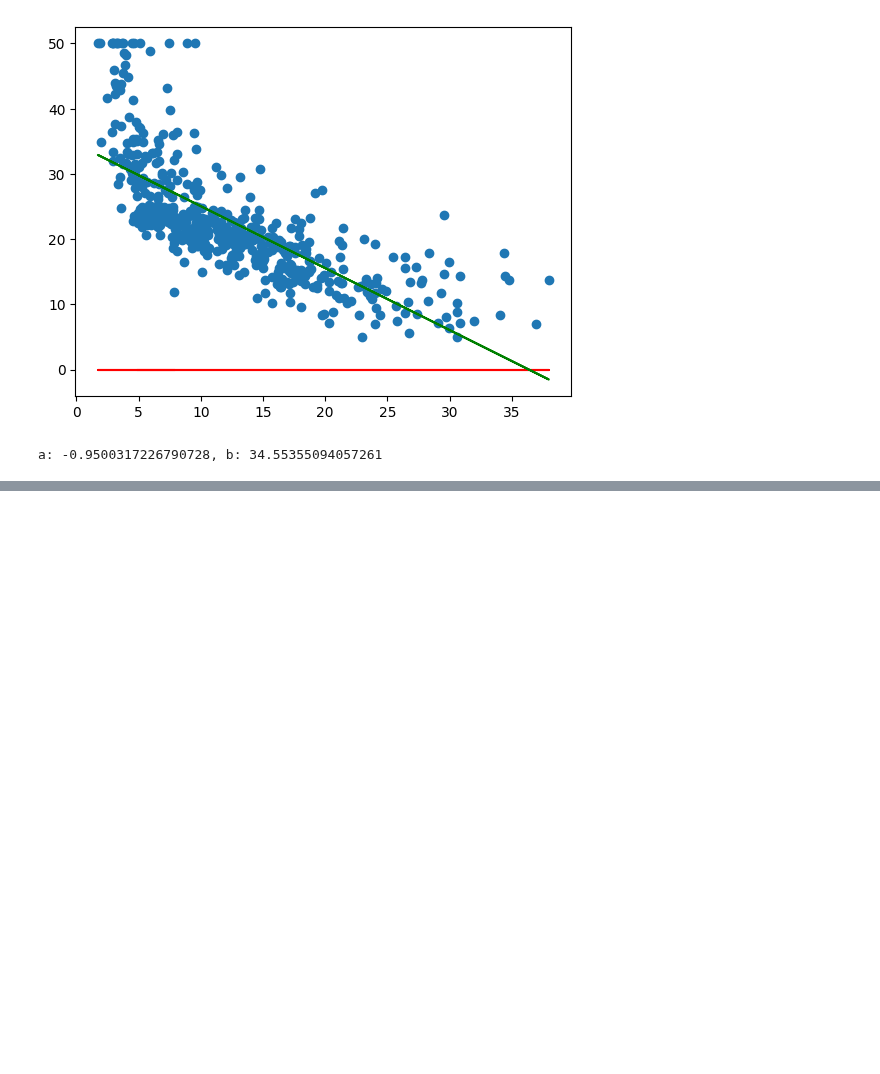
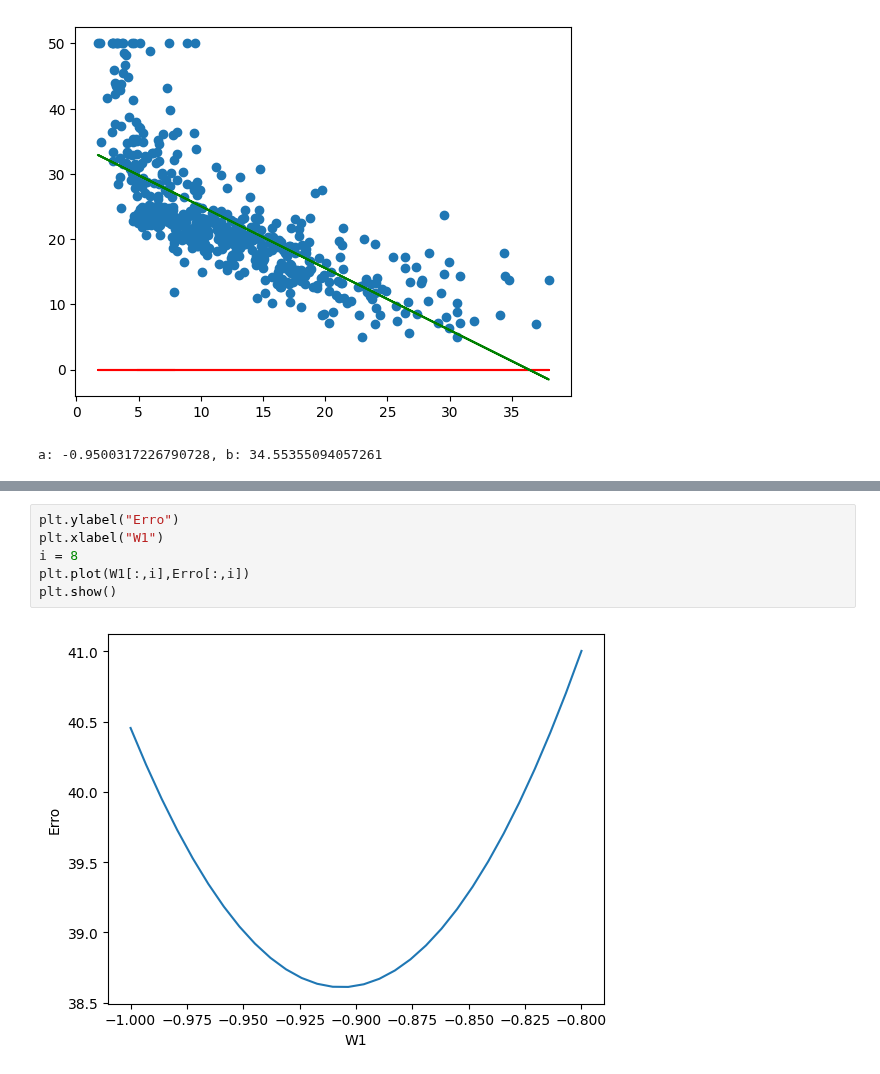
Before and after one commit to leobonn1/devai, a Jupyter notebook: iaam_trabalho1_leonardo.ipynb, the cells around one changed output, grey strips where cells are left out. Cells and saved outputs as stored; diff of their text form; blank space fills up the shorter version.

```diff
--- a/iaam_trabalho1_leonardo.ipynb
+++ b/iaam_trabalho1_leonardo.ipynb
@@ -263,0 +272,8 @@ plt.plot(W0[i])
+# %%
+plt.ylabel("Erro")
+plt.xlabel("W1")
+i = 8
+plt.plot(W1[:,i],Erro[:,i])
+plt.show()
+# %% [output]
+[figure, added]
```
Also changed, not shown: parts of 5 cells of this notebook.
